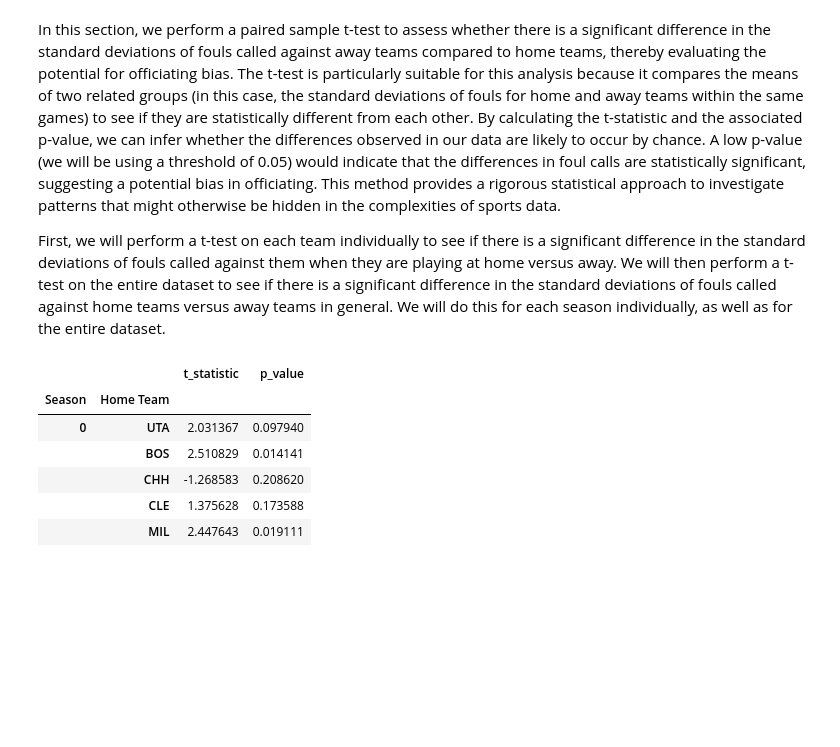
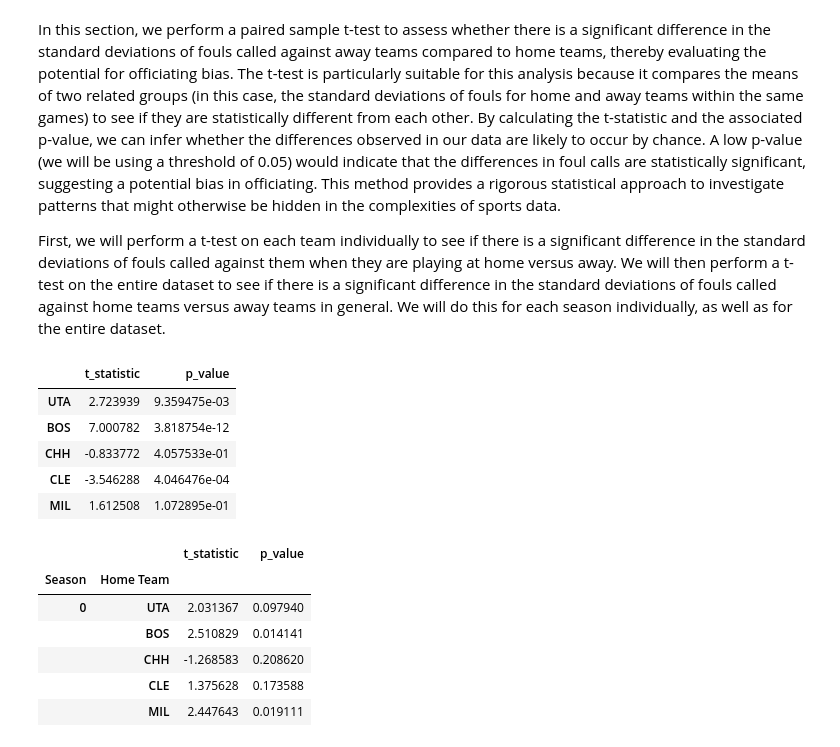
Before and after one commit to np2446/Foul-Project, a Jupyter notebook: Data_Analysis.ipynb, the cells around one changed output. Cells and saved outputs as stored; diff of their text form; code cells hidden in the pictures; blank space fills up the shorter version.

```diff
--- a/Data_Analysis.ipynb
+++ b/Data_Analysis.ipynb
@@ -85,24 +98,33 @@ First, we will perform a t-test on each team individually to see if there is a s
 # %%
 
 # Performing a t-test for each home team to see if there is any officiating bias (overall)
 # i.e., if away fouls are consistently more standard deviations away than home fouls
 
 # Results dictionary
 t_test_results = {}
 
 # Iterating over each home team
 for team in df['home_team'].unique():
     # Filter the games where the team is the home team
     team_games = df[df['home_team'] == team]
 
     # Perform a t-test
     t_stat, p_val = sp.stats.ttest_rel(team_games['away_fouls_std_dev'], team_games['home_fouls_std_dev'])
 
     # Store results
     t_test_results[team] = {'t_statistic': t_stat, 'p_value': p_val}
 
 # Converting results to a dataframe for better visualization
 team_t_test_results_df = pd.DataFrame.from_dict(t_test_results, orient='index')
+
+team_t_test_results_df.head()
+# %% [output]
+|  | t_statistic | p_value |
+| UTA | 2.723939 | 9.359475e-03 |
+| BOS | 7.000782 | 3.818754e-12 |
+| CHH | -0.833772 | 4.057533e-01 |
+| CLE | -3.546288 | 4.046476e-04 |
+| MIL | 1.612508 | 1.072895e-01 |
 # %%
 # Grouping by season and home team, and then performing t-tests
 unique_seasons = df['season'].unique()
```
Also changed, not shown: parts of 4 cells of this notebook.
